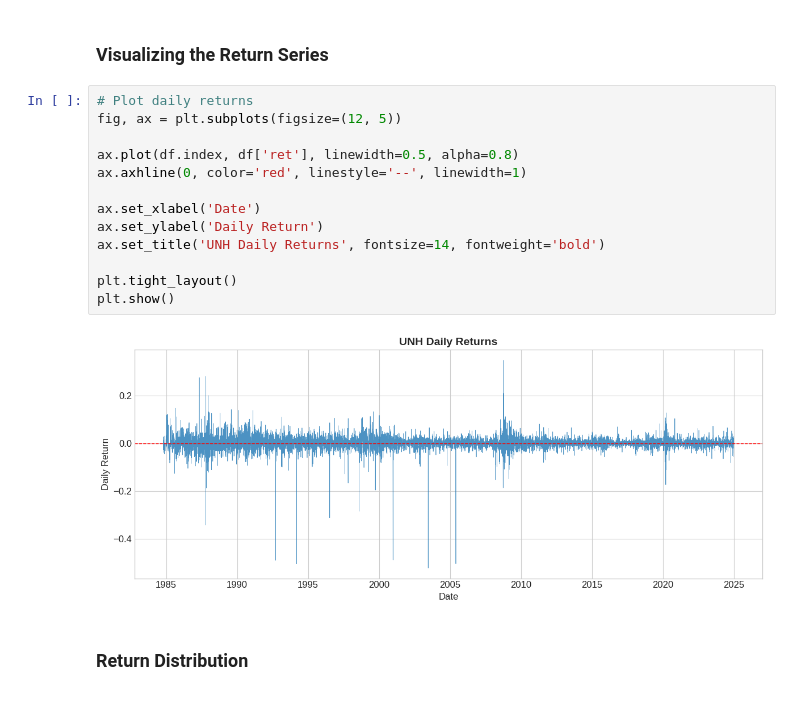
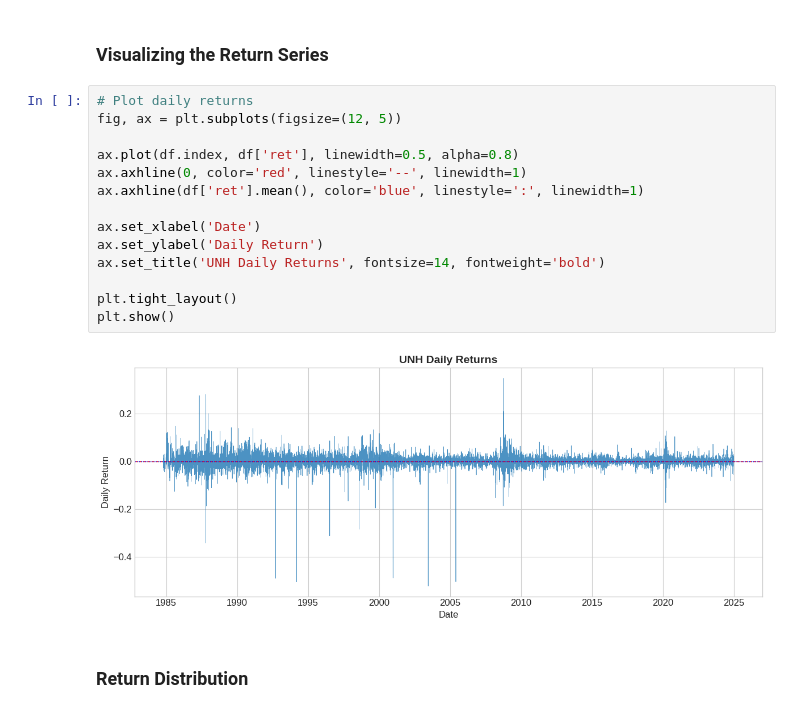
Before and after one commit to SnazzyBeatle115/UG54, a Jupyter notebook: chapters/Finance/IntrotoReturns_c.ipynb, the cells around one changed output. Cells and saved outputs as stored; diff of their text form.

```diff
--- a/chapters/Finance/IntrotoReturns_c.ipynb
+++ b/chapters/Finance/IntrotoReturns_c.ipynb
@@ -131,18 +132,19 @@ df[['P', 'D', 'ret']].head(10)
 # %%
 # Plot daily returns
 fig, ax = plt.subplots(figsize=(12, 5))
 
 ax.plot(df.index, df['ret'], linewidth=0.5, alpha=0.8)
 ax.axhline(0, color='red', linestyle='--', linewidth=1)
+ax.axhline(df['ret'].mean(), color='blue', linestyle=':', linewidth=1)
 
 ax.set_xlabel('Date')
 ax.set_ylabel('Daily Return')
 ax.set_title('UNH Daily Returns', fontsize=14, fontweight='bold')
 
 plt.tight_layout()
 plt.show()
 # %% [output]
-[figure, old version]
+[figure, new version]
 # %% [markdown]
 ### Return Distribution
 # %%
```
Also changed, not shown: parts of 1 cell of this notebook.
